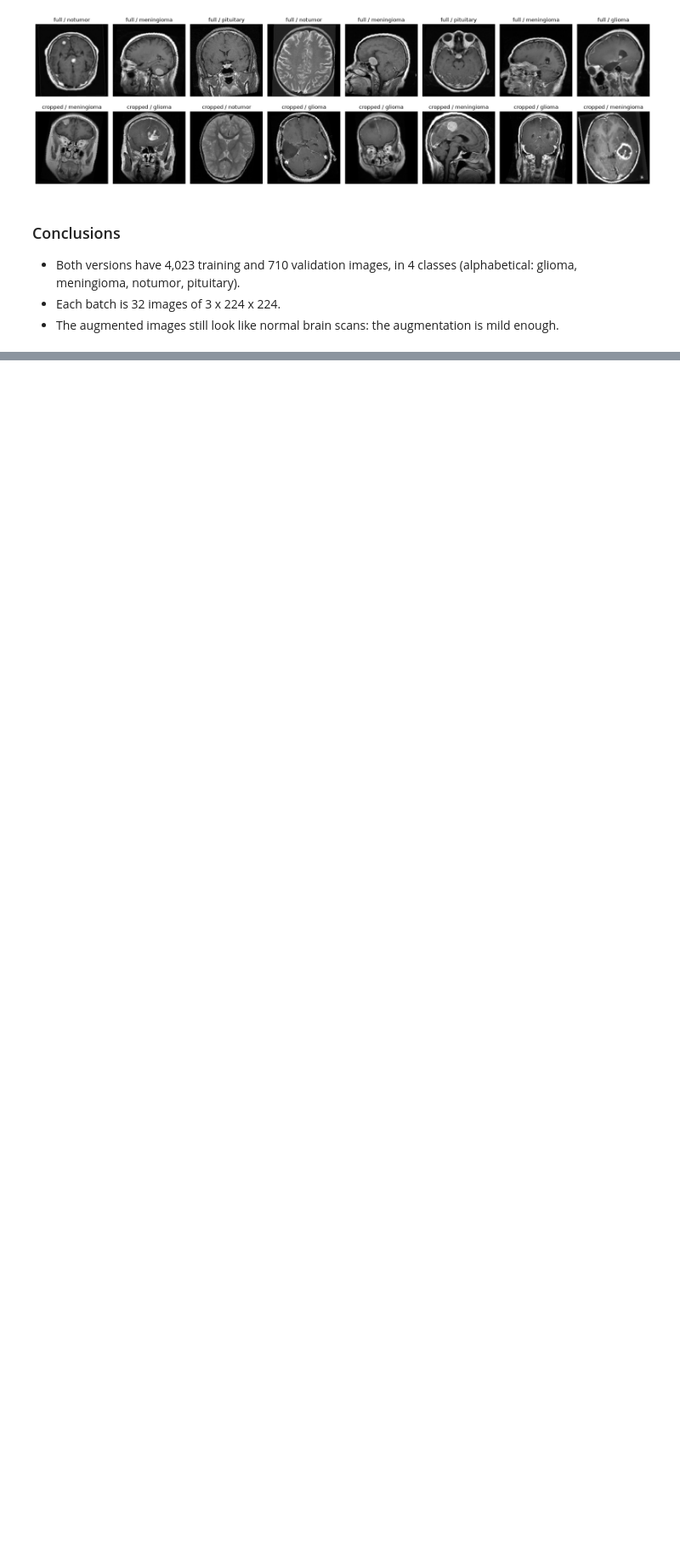
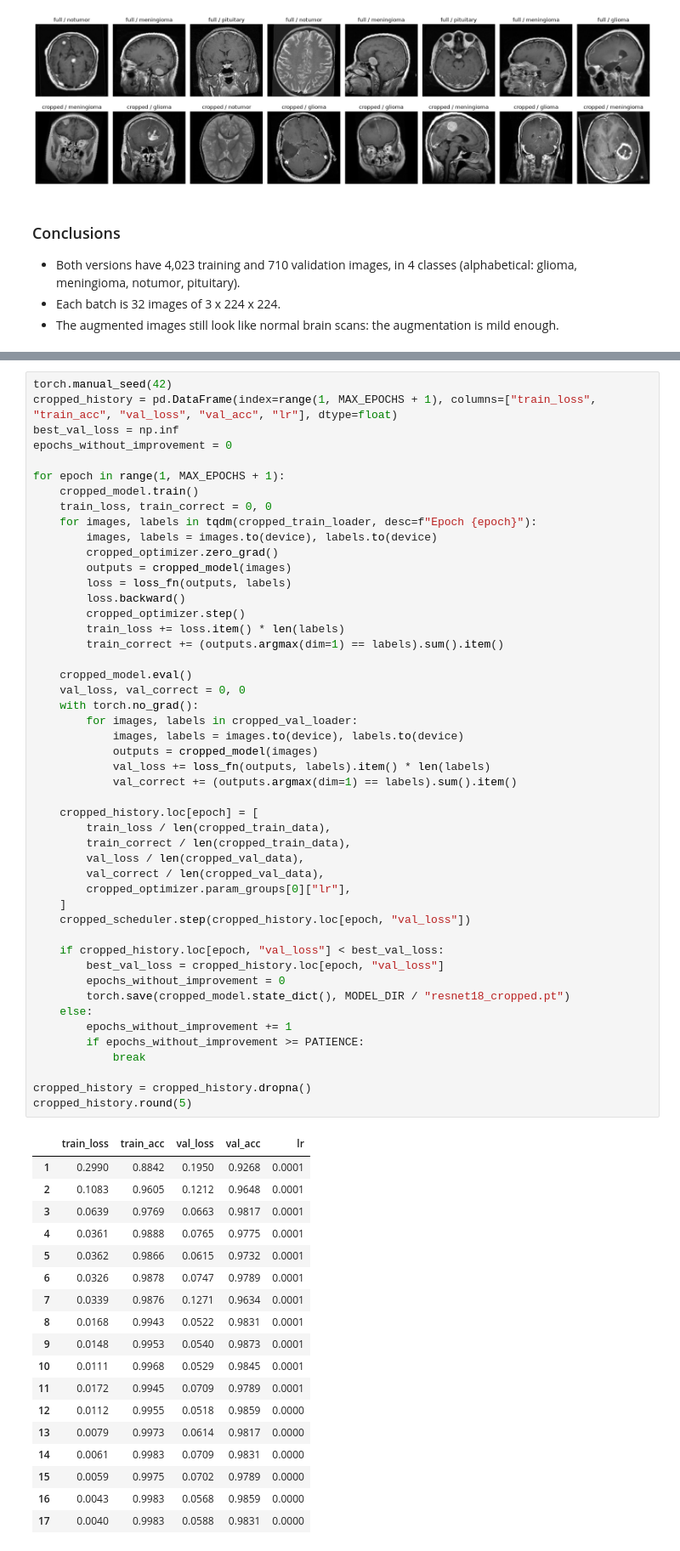
Before and after one commit to brieq/brain-tumor-mri-classification, a Jupyter notebook: notebooks/03_training.ipynb, the cells around one changed output, grey strips where cells are left out. Shown at 85% size. Saved outputs shown, nothing was run; the diff lists cells and outputs as text; blank space fills up the shorter version.

```diff
--- a/notebooks/03_training.ipynb
+++ b/notebooks/03_training.ipynb
@@ -141,0 +323,67 @@ plt.show()
+# %%
+torch.manual_seed(42)
+cropped_history = pd.DataFrame(index=range(1, MAX_EPOCHS + 1), columns=["train_loss", "train_acc", "val_loss", "val_acc", "lr"], dtype=float)
+best_val_loss = np.inf
+epochs_without_improvement = 0
+
+for epoch in range(1, MAX_EPOCHS + 1):
+    cropped_model.train()
+    train_loss, train_correct = 0, 0
+    for images, labels in tqdm(cropped_train_loader, desc=f"Epoch {epoch}"):
+        images, labels = images.to(device), labels.to(device)
+        cropped_optimizer.zero_grad()
+        outputs = cropped_model(images)
+        loss = loss_fn(outputs, labels)
+        loss.backward()
+        cropped_optimizer.step()
+        train_loss += loss.item() * len(labels)
+        train_correct += (outputs.argmax(dim=1) == labels).sum().item()
+
+    cropped_model.eval()
+    val_loss, val_correct = 0, 0
+    with torch.no_grad():
+        for images, labels in cropped_val_loader:
+            images, labels = images.to(device), labels.to(device)
+            outputs = cropped_model(images)
+            val_loss += loss_fn(outputs, labels).item() * len(labels)
+            val_correct += (outputs.argmax(dim=1) == labels).sum().item()
+
+    cropped_history.loc[epoch] = [
+        train_loss / len(cropped_train_data),
+        train_correct / len(cropped_train_data),
+        val_loss / len(cropped_val_data),
+        val_correct / len(cropped_val_data),
+        cropped_optimizer.param_groups[0]["lr"],
+    ]
+    cropped_scheduler.step(cropped_history.loc[epoch, "val_loss"])
+
+    if cropped_history.loc[epoch, "val_loss"] < best_val_loss:
+        best_val_loss = cropped_history.loc[epoch, "val_loss"]
+        epochs_without_improvement = 0
+        torch.save(cropped_model.state_dict(), MODEL_DIR / "resnet18_cropped.pt")
+    else:
+        epochs_without_improvement += 1
+        if epochs_without_improvement >= PATIENCE:
+            break
+
+cropped_history = cropped_history.dropna()
+cropped_history.round(5)
+# %% [output]
+|  | train_loss | train_acc | val_loss | val_acc | lr |
+| 1 | 0.2990 | 0.8842 | 0.1950 | 0.9268 | 0.0001 |
+| 2 | 0.1083 | 0.9605 | 0.1212 | 0.9648 | 0.0001 |
+| 3 | 0.0639 | 0.9769 | 0.0663 | 0.9817 | 0.0001 |
+| 4 | 0.0361 | 0.9888 | 0.0765 | 0.9775 | 0.0001 |
+| 5 | 0.0362 | 0.9866 | 0.0615 | 0.9732 | 0.0001 |
+| 6 | 0.0326 | 0.9878 | 0.0747 | 0.9789 | 0.0001 |
+| 7 | 0.0339 | 0.9876 | 0.1271 | 0.9634 | 0.0001 |
+| 8 | 0.0168 | 0.9943 | 0.0522 | 0.9831 | 0.0001 |
+| 9 | 0.0148 | 0.9953 | 0.0540 | 0.9873 | 0.0001 |
+| 10 | 0.0111 | 0.9968 | 0.0529 | 0.9845 | 0.0001 |
+| 11 | 0.0172 | 0.9945 | 0.0709 | 0.9789 | 0.0001 |
+| 12 | 0.0112 | 0.9955 | 0.0518 | 0.9859 | 0.0000 |
+| 13 | 0.0079 | 0.9973 | 0.0614 | 0.9817 | 0.0000 |
+| 14 | 0.0061 | 0.9983 | 0.0709 | 0.9831 | 0.0000 |
+| 15 | 0.0059 | 0.9975 | 0.0702 | 0.9789 | 0.0000 |
+| 16 | 0.0043 | 0.9983 | 0.0568 | 0.9859 | 0.0000 |
+| 17 | 0.0040 | 0.9983 | 0.0588 | 0.9831 | 0.0000 |
```
Also changed, not shown: parts of 20 cells of this notebook.
